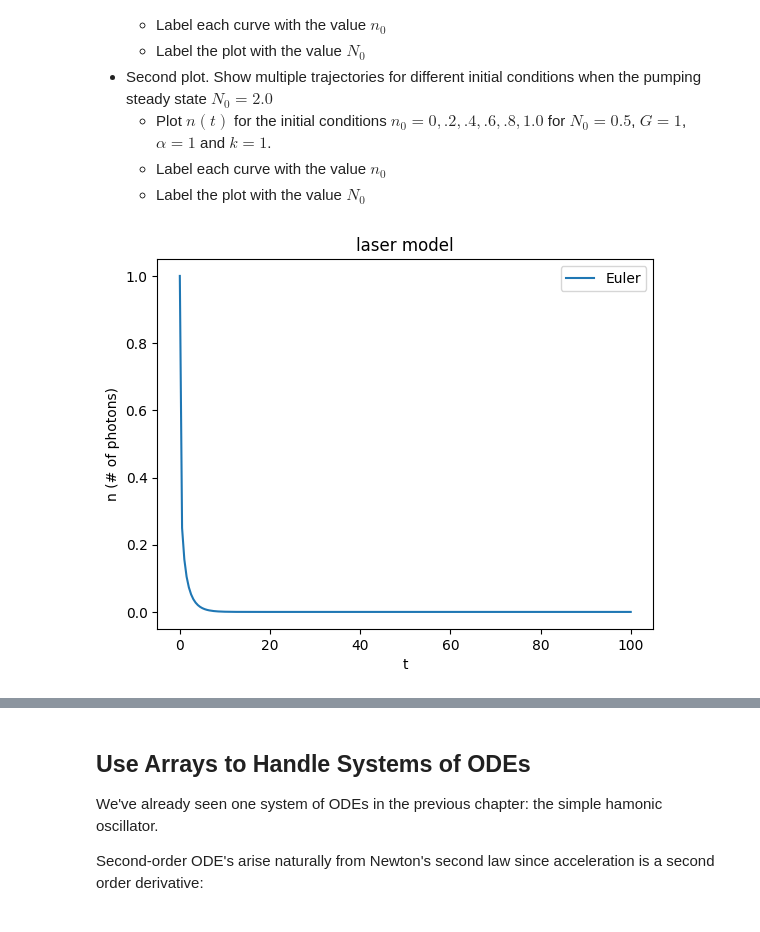
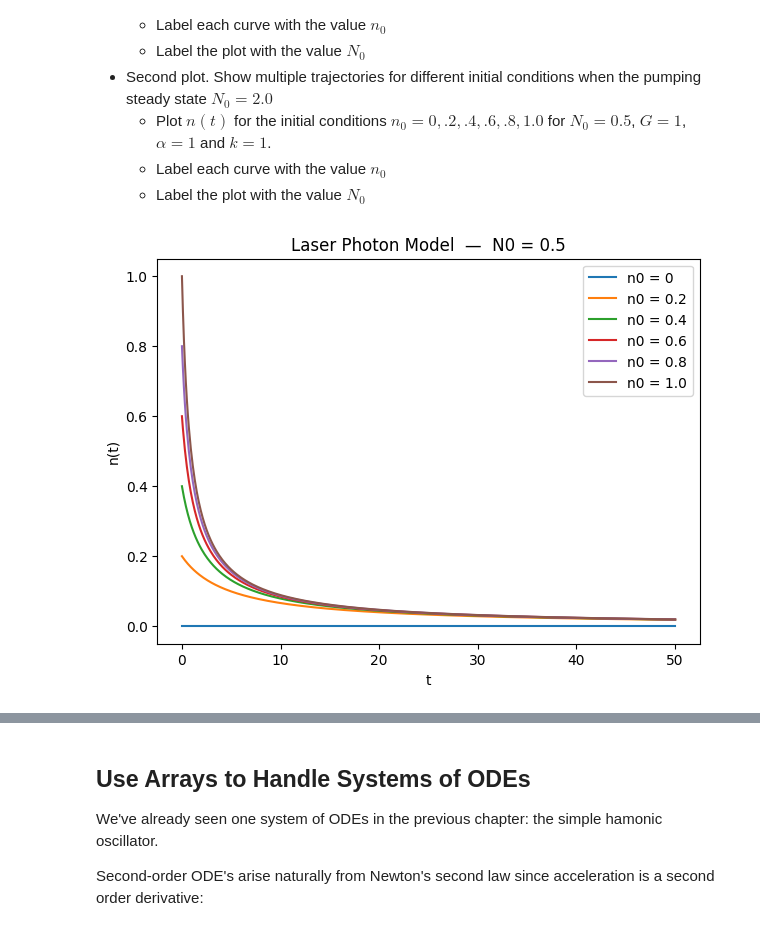
Before and after one commit to aileeniesta/Computational-Physics, a Jupyter notebook: ode/ode_2_v2.ipynb, the cells around one changed output, grey strips where cells are left out. Cells and saved outputs as stored; diff of their text form; code cells hidden in the pictures.

```diff
--- a/ode/ode_2_v2.ipynb
+++ b/ode/ode_2_v2.ipynb
@@ -131,68 +131,84 @@ import matplotlib.pyplot as plt
 
 #########  Derivative Function  #########
 #
-# This function returns the derivative for the ODE dy/dt = f(y,t)
+# This function returns the derivative for the laser ODE:
+#
+#   dn/dt = (G - k)*n - (alpha*G)*n^2
+#
 
 def deriv_laser(t, n, params):
+
+    # unpack parameters
     N0    = params[0]
     G     = params[1]
     alpha = params[2]
     k     = params[3]
-    return ((G*N0-k)*n-(alpha*G)*n**2)
+
+    # derivative
+    return (G - k)*n - (alpha*G)*(n**2)
 
 
 #########  Euler Integration  #########
 
 def Euler(deriv, y0, tmax, dt, params):
 
-    #########  Create Arrays  #########
+    N = int(tmax/dt) + 1           # number of steps
+    y = np.zeros(N)                # array for y (or n)
+    t = np.zeros(N)                # array for t
 
-    N = int(tmax/dt)+1    # number of steps in simulation
-    y = np.zeros(N)       # array to store y values
-    t = np.zeros(N)       # array to store times
+    y[0] = y0                      # initial condition
 
-    y[0] = y0             # assign initial value
-
-
-    #########  Loop to implement the Euler update rule  #########
-
-    for n in range(N-1):
-        f = deriv(t[n], y[n], params)
-        y[n+1] = y[n] + f*dt
-        t[n+1] = t[n] + dt
+    for i in range(N-1):
+        f = deriv(t[i], y[i], params)
+        y[i+1] = y[i] + f*dt
+        t[i+1] = t[i] + dt
 
     return t, y
 
-    n0list = [0,.2,.4,.6,.8,1.0]
-    for n in range(n0list):
+
+#########  Parameters #########
+
+G     = 1
+alpha = 1
+k     = 1
+tmax  = 50
+dt    = 0.1
+
+n0_list = [0, 0.2, 0.4, 0.6, 0.8, 1.0]
 
 
+#  Plot 1:  N0 = 0.5
 
-#########  Parameters  #########
-
-N0      = 0.5             # population of photons without laser action
-G       = 1               # gain coefficient
-alpha   = 1               # rate at which atoms return to ground state
-k       = 1               # rate constant, where 1/𝑘 = lifetime of photon in laser
-tmax    = 100             # maximum time
-dt      = 0.5             # time step
-n0      = 1               # initial value of n
-
+N0 = 0.5
 params = np.array([N0, G, alpha, k])
 
+plt.figure(figsize=(7,5))
 
-#########  Perform Euler Integration  #########
+for n0 in n0_list:
+    t, n = Euler(deriv_laser, n0, tmax, dt, params)
+    plt.plot(t, n, label=f"n0 = {n0}")
 
-t, n =  Euler(deriv_laser, n0, tmax, dt, params)
+plt.xlabel('t')
+plt.ylabel('n(t)')
+plt.title("Laser Photon Model  —  N0 = 0.5")
+plt.legend()
+plt.show()
 
 
-#########  Plot Solution  #########
+#  Plot 2:  N0 = 2.0
+N0 = 2.0
+params = np.array([N0, G, alpha, k])
 
-plt.plot(t, n, label='Euler')
-plt.xlabel('t')                  # label the x and y axes
-plt.ylabel('n (# of photons)')
-plt.title("laser model")   # give the plot a title
-plt.legend()                     # display the legend
-plt.show()                       # display the plot
+plt.figure(figsize=(7,5))
+
+for n0 in n0_list:
+    t, n = Euler(deriv_laser, n0, tmax, dt, params)
+    plt.plot(t, n, label=f"n0 = {n0}")
+
+plt.xlabel('t')
+plt.ylabel('n(t)')
+plt.title("Laser Photon Model  —  N0 = 2.0")
+plt.legend()
+plt.show()
 # %% [output]
-[figure, old version]
+[figure, new version]
```
Also changed, not shown: parts of 4 cells of this notebook.
